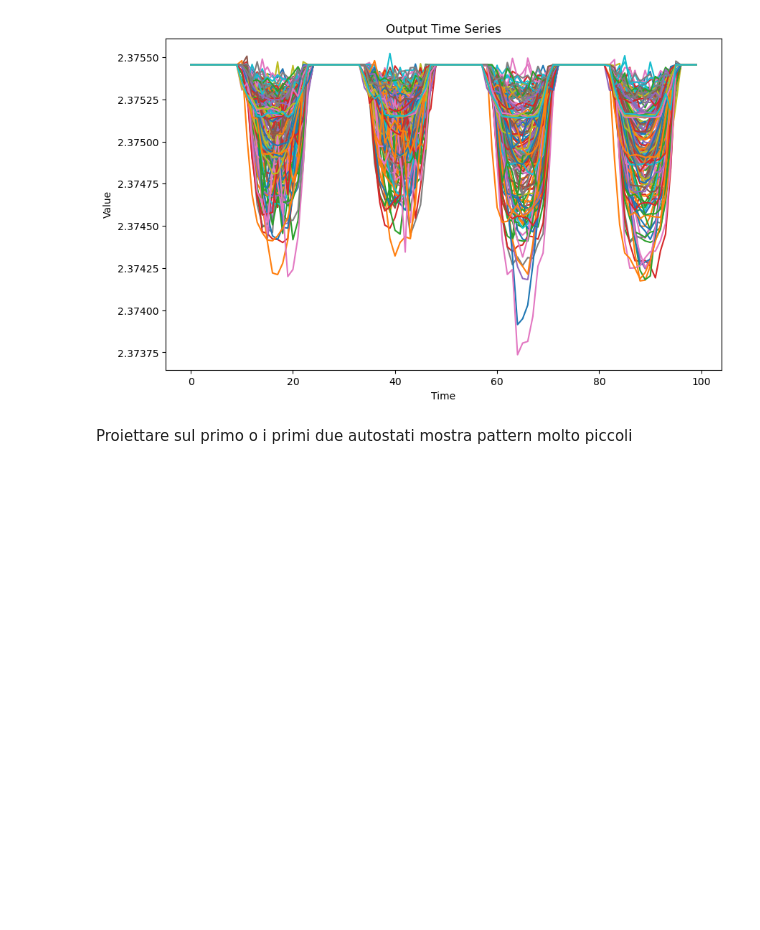
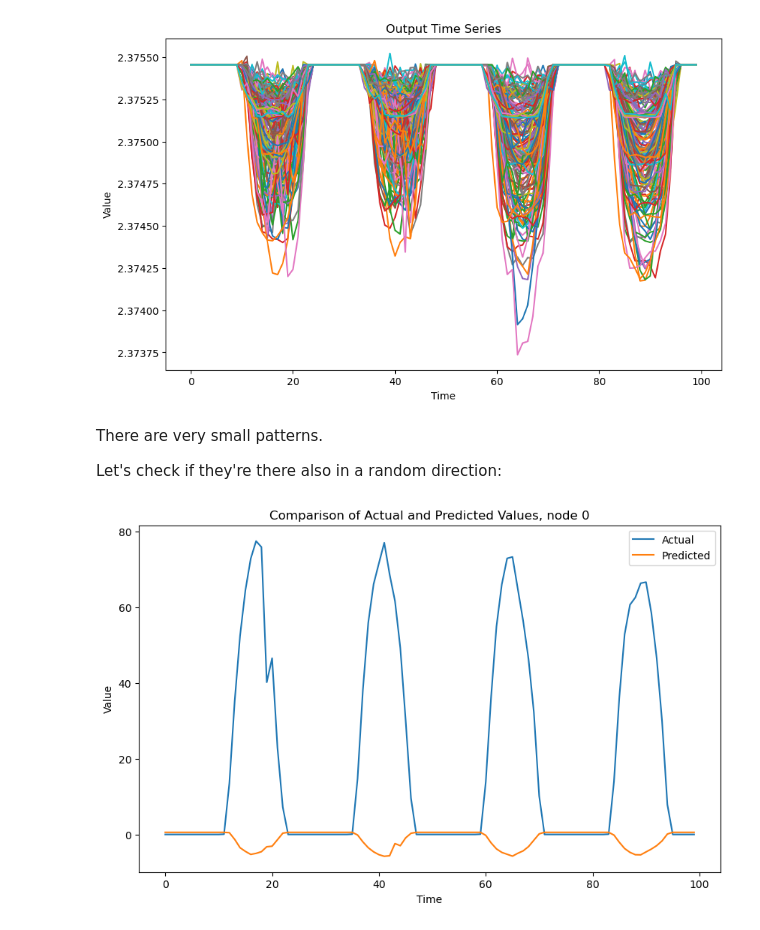
Before and after one commit to NGMLGroup/Koopman-TGNN-Interpretability, a Jupyter notebook: DynGESN_DMD.ipynb, the cells around one changed output. Drawn from its saved outputs; the diff is of its cells as text; code cells hidden in the pictures; blank space fills up the shorter version.

```diff
--- a/DynGESN_DMD.ipynb
+++ b/DynGESN_DMD.ipynb
@@ -305,5 +273,5 @@ method = None #'TruncatedSVD'
 states = rearrange(states, 't n f -> n t f')
 kann_ = KANN(states.cpu(), k=dim_red, emb=method)
 # %%
-K = kann_.compute_KOP()
+K0 = kann_.compute_KOP()
 # %%
@@ -352,7 +320,7 @@ plt.show()
 # %% [markdown]
 Project status of a node on most important eigenvalues and check what patterns is reflected more on which eigenspace
 # %%
-E_global, V_global = np.linalg.eig(K)
+E_global, V_global = np.linalg.eig(K0)
 
 idx = E_global.argsort()[::-1]
 E_global = E_global[idx]
@@ -416,5 +384,33 @@ plt.title('Output Time Series')
 plt.show()
 # %% [output]
 [figure]
-# %% [markdown]
-Proiettare sul primo o i primi due autostati mostra pattern molto piccoli
+# %% [markdown]
+There are very small patterns.
+
+Let's check if they're there also in a random direction:
+# %%
+rand_dir = torch.rand_like(torch.from_numpy(V_global[:,0]))
+rand_dir = rand_dir / torch.linalg.norm(rand_dir)
+
+rand_proj_state = (states.cpu().type(torch.complex64) @ rand_dir).real
+
+rand_proj_states = torch.zeros_like(states.cpu())
+
+for i in range(rand_proj_state.shape[0]):
+    for j in range(rand_proj_state.shape[1]):
+        rand_proj_states[i,j,:] = rand_proj_state[i,j] * rand_dir[:]
+# %%
+output = loaded_model(rand_proj_states.to(device)).squeeze()
+
+node_id = 0
+
+plt.figure(figsize=(10, 6))
+plt.plot(Y[:100,node_id].cpu().detach().numpy(), label='Actual')
+plt.plot(output[:100,node_id].cpu().detach().numpy(), label='Predicted')
+plt.legend()
+plt.xlabel('Time')
+plt.ylabel('Value')
+plt.title(f'Comparison of Actual and Predicted Values, node {node_id}')
+plt.show()
+# %% [output]
+[figure, added]
```
Also changed, not shown: parts of 62 cells of this notebook.
